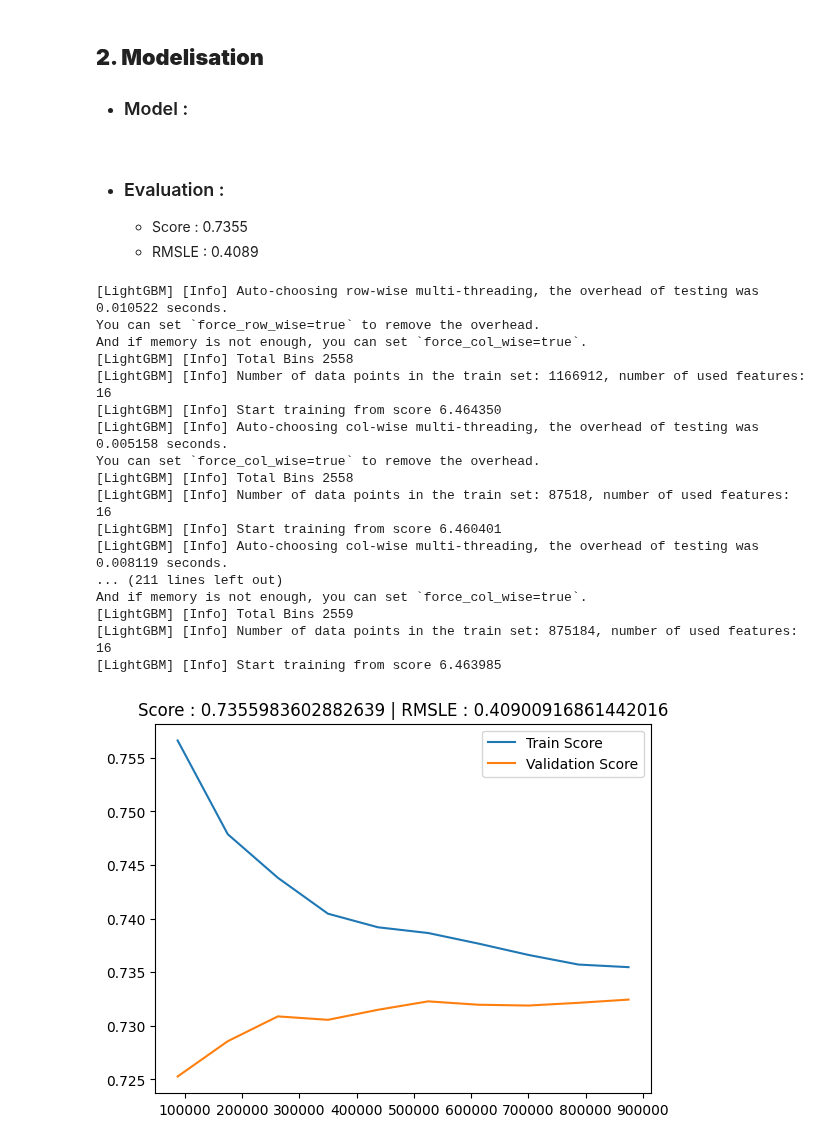
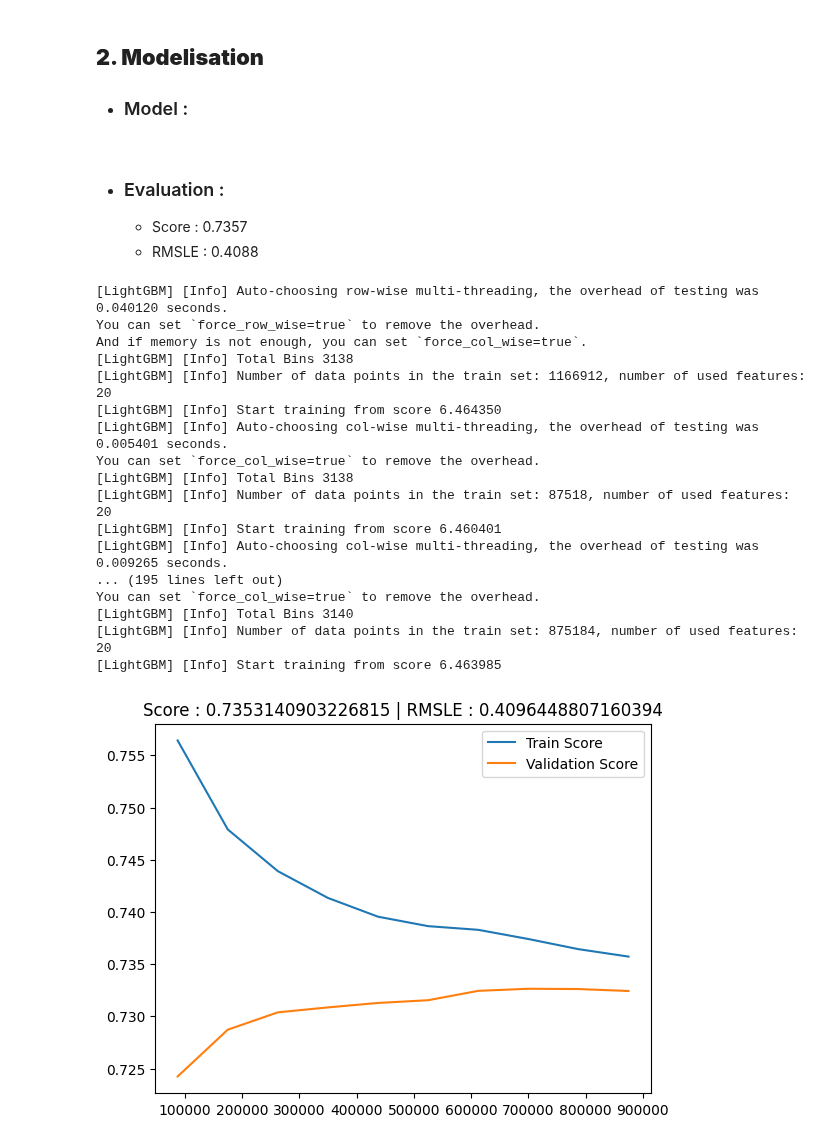
Before and after one commit to Chriishero/Programmation, a Jupyter notebook: Python/Intelligence Artificielle/Projet/New York City Taxi Trip Duration (Kaggle)/preprocessing-modelisation.ipynb, the cells around one changed output. Drawn from its saved outputs; the diff is of its cells as text; code cells hidden in the pictures.

Commit message:
15-02-2025 (Preprocessing NYC de Kaggle)
Preprocessing terminé, avant le tuning du modèle.
- Création de la variable pickup_minute,
- RMSLE : 0.4088

```diff
--- a/Python/Intelligence Artificielle/Projet/New York City Taxi Trip Duration (Kaggle)/preprocessing-modelisation.ipynb
+++ b/Python/Intelligence Artificielle/Projet/New York City Taxi Trip Duration (Kaggle)/preprocessing-modelisation.ipynb
@@ -54,11 +54,13 @@ def feature_engineering(df):
     print("feature engineering")
 
     df["pickup_datetime"] = pd.to_datetime(df["pickup_datetime"])
+
     df["pickup_month"] = df["pickup_datetime"].dt.month
     df["pickup_weekday"] = df["pickup_datetime"].dt.weekday
     df["pickup_day"] = df["pickup_datetime"].dt.day
     df["pickup_hour"] = df["pickup_datetime"].dt.hour
     df["pickup_dayofyear"] = df["pickup_datetime"].dt.dayofyear
+    df["pickup_minute"] = df["pickup_datetime"].dt.minute
 
     df["latitude_difference"] = df["dropoff_latitude"] - df["pickup_latitude"]
     df["longitude_difference"] = df["dropoff_longitude"] - df["pickup_longitude"]
@@ -196,44 +194,48 @@ model = LGBMRegressor(force_col_wise=False, random_state=0)
+# %%
+model = LGBMRegressor(boosting_type='gbdt', num_leaves=31, max_depth=-1, learning_rate=0.1, n_estimators=100, subsample_for_bin=200000,
+                      objective=None, class_weight=None, min_split_gain=0.0, min_child_weight=0.001, min_child_samples=20, subsample=1.0,
+                      subsample_freq=0, colsample_bytree=1.0, reg_alpha=0.0, reg_lambda=0.0, random_state=0, n_jobs=None, importance_type='split')
 # %% [markdown]
 - ### Evaluation :
-    - Score : 0.7355
-    - RMSLE : 0.4089
+    - Score : 0.7357
+    - RMSLE : 0.4088
 # %%
 def evaluation(model):
-    model.fit(X_train, y_train, eval_metric="rmsle")
+    model.fit(X_train, y_train)
     y_pred = model.predict(X_test)
 
     y_test_inv, y_pred_inv = transformation_inversion(y_test, y_pred)
 
     N, train_score, val_score = learning_curve(model, X_train, y_train, cv=4, train_sizes=np.linspace(0.1, 1, 10))
 
     plt.figure()
     plt.plot(N, train_score.mean(axis=1), label="Train Score")
     plt.plot(N, val_score.mean(axis=1), label="Validation Score")
     plt.title(f"Score : {model.score(X_train, y_train)} | RMSLE : {root_mean_squared_log_error(y_test_inv, y_pred_inv)}")
     plt.legend()
 
     plt.figure()
     plt.scatter(X_test.index, y_test, label="Test Value")
     plt.plot(X_test.index, y_pred, label="Predict Value", c="r")
     plt.legend()
 
 evaluation(model)
 # %% [output]
-[LightGBM] [Info] Auto-choosing row-wise multi-threading, the overhead of testing was 0.010522 seconds.
+[LightGBM] [Info] Auto-choosing row-wise multi-threading, the overhead of testing was 0.040120 seconds.
 You can set `force_row_wise=true` to remove the overhead.
 And if memory is not enough, you can set `force_col_wise=true`.
-[LightGBM] [Info] Total Bins 2558
-[LightGBM] [Info] Number of data points in the train set: 1166912, number of used features: 16
+[LightGBM] [Info] Total Bins 3138
+[LightGBM] [Info] Number of data points in the train set: 1166912, number of used features: 20
 [LightGBM] [Info] Start training from score 6.464350
-[LightGBM] [Info] Auto-choosing col-wise multi-threading, the overhead of testing was 0.005158 seconds.
+[LightGBM] [Info] Auto-choosing col-wise multi-threading, the overhead of testing was 0.005401 seconds.
 You can set `force_col_wise=true` to remove the overhead.
-[LightGBM] [Info] Total Bins 2558
-[LightGBM] [Info] Number of data points in the train set: 87518, number of used features: 16
+[LightGBM] [Info] Total Bins 3138
+[LightGBM] [Info] Number of data points in the train set: 87518, number of used features: 20
 [LightGBM] [Info] Start training from score 6.460401
-[LightGBM] [Info] Auto-choosing col-wise multi-threading, the overhead of testing was 0.008119 seconds.
-... (211 lines left out)
-And if memory is not enough, you can set `force_col_wise=true`.
-[LightGBM] [Info] Total Bins 2559
-[LightGBM] [Info] Number of data points in the train set: 875184, number of used features: 16
+[LightGBM] [Info] Auto-choosing col-wise multi-threading, the overhead of testing was 0.009265 seconds.
+... (195 lines left out)
+You can set `force_col_wise=true` to remove the overhead.
+[LightGBM] [Info] Total Bins 3140
+[LightGBM] [Info] Number of data points in the train set: 875184, number of used features: 20
 [LightGBM] [Info] Start training from score 6.463985
-[figure, old version]
+[figure, new version]
```
Also changed, not shown: parts of 3 cells of this notebook.
